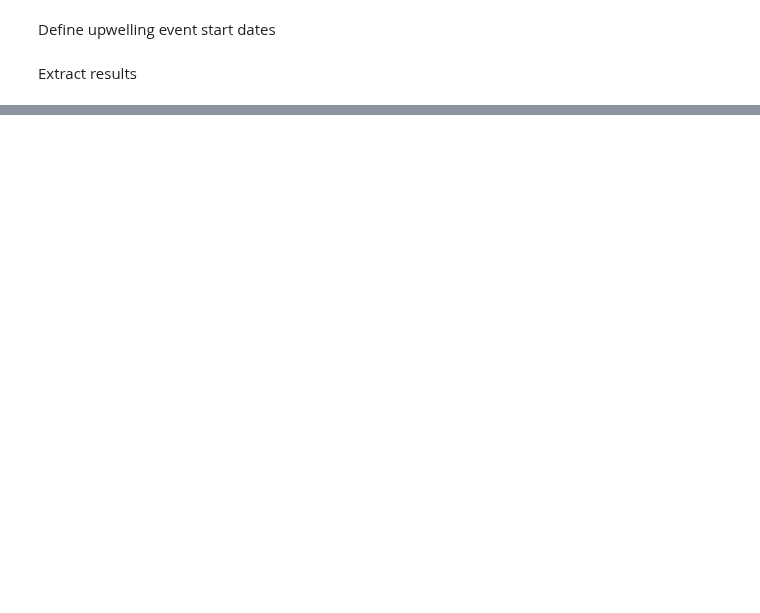
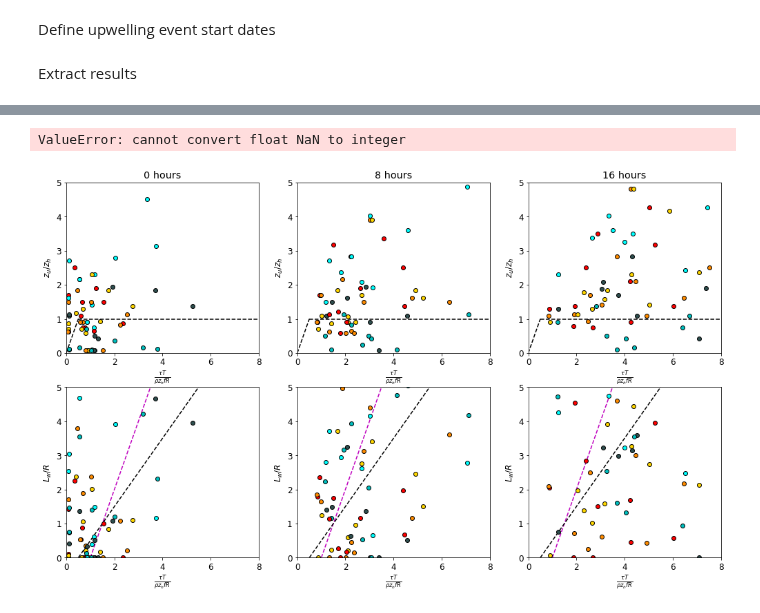
Before and after one commit to SalishSeaCast/analysis-ben, a Jupyter notebook: notebooks/Upwelling_scaling.ipynb, the cells around one changed output, grey strips where cells are left out. Saved outputs shown, nothing was run; the diff lists cells and outputs as text; code cells hidden in the pictures; blank space fills up the shorter version.

```diff
--- a/notebooks/Upwelling_scaling.ipynb
+++ b/notebooks/Upwelling_scaling.ipynb
@@ -257,0 +105,10 @@ paths = {
+# %%
+def calc_rho(data, depth, loc, tmask, time=True):
+    """Calculate the density, rho
+    """
+
+    if time: mskslc = slice(1, None)
+    else: mskslc = slice(None, None)
+    rho = gsw.rho(*[np.ma.masked_where(tmask[loc[mskslc]] == 0, data[k][loc]) for k in tracers], depth)
+
+    return rho
@@ -258,3 +276,12 @@ paths = {
+# %%
+HRDPS = xr.open_dataset('https://salishsea.eos.ubc.ca/erddap/griddap/ubcSSaSurfaceAtmosphereFieldsV1')
+tmask = mask.tmask
+paths = {
+    'NEMO': '/results/SalishSea/hindcast.201812',
+    'NEMO_cutoff': '/results2/SalishSea/hindcast.201812_annex',
+    'date_cutoff': '2016 Nov 21',
+}
+j, i = places.PLACES['Sentry Shoal']['GEM2.5 grid ji']
 # %% [markdown]
 Define upwelling event start dates
 # %%
@@ -329,0 +311,28 @@ for row, event in zip(axs, bar(events)):
+# %%
+# Make figure layout
+fig, axs = make_scaling_figure()
+
+hours = [0, 8, 16, 24]
+
+for event in tqdm(events):
+    for sec in sections:
+        xy = (sec['y'], slice(*sec['x']))
+        for i, hour in enumerate(hours):
+            date = event['date'] + timedelta(hours=hour)
+            with xr.open_dataset(make_prefix(date, paths) + '_grid_T.nc').sel(time_counter=date, method='nearest') as data:
+                if hour == 0:
+                    rho_t0 = calc_rho(data, depth2d, (slice(None),) + xy, tmask, time=False)
+                    rho_halo = np.median(rho_t0[abs(depth2d[:, 0] - event['z_h']).argmin(), :].compressed())
+                    rho_s = rho_t0[:event['z_h'], :].mean()
+                    R = calc_deformation_radius(rho_s, event['z_h'], (sec['x'][0], sec['y']), angle=sec['a'])
+                else:
+                    v_wind = HRDPS.v_wind.sel(time=slice(event['date'], date))[:, j, i].values
+                    tau = sum(1.225e-3 * v_wind**2) * 3600
+                    scale_T = np.cos(np.arctan(2) - sec['a']) * tau / (const['rho_0'] * event['z_h'] * const['f'] * R)
+                    rho = calc_rho(data, 0, (0,) + xy, tmask, time=False)
+                    rho_max = rho[:int(R / 440)].max()
+                    z_u = depth2d[int(np.median(abs(rho_t0 - rho_max).argmin(axis=0))), 0] / event['z_h']
+                    L_w = np.sin(sec['a']) * (rho >= rho_halo).sum() * 440 / R
+                    axs[0, i-1].plot(scale_T, z_u, 'o', color=sec['c'], markeredgecolor='k')
+                    axs[1, i-1].plot(scale_T, L_w, 'o', color=sec['c'], markeredgecolor='k')
+# %% [output]
@@ -329,0 +340,2 @@ for row, event in zip(axs, bar(events)):
+ValueError: cannot convert float NaN to integer
+[figure, added]
```
Also changed, not shown: parts of 53 cells of this notebook, 1 other file.
